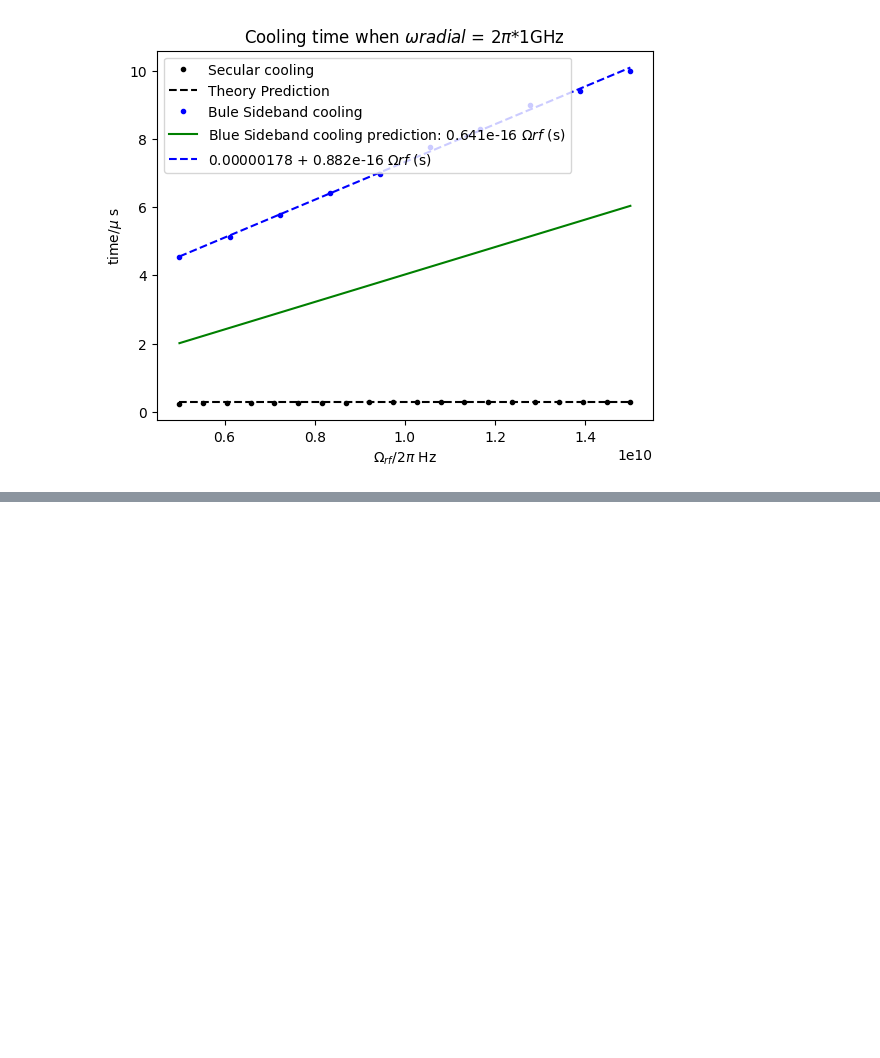
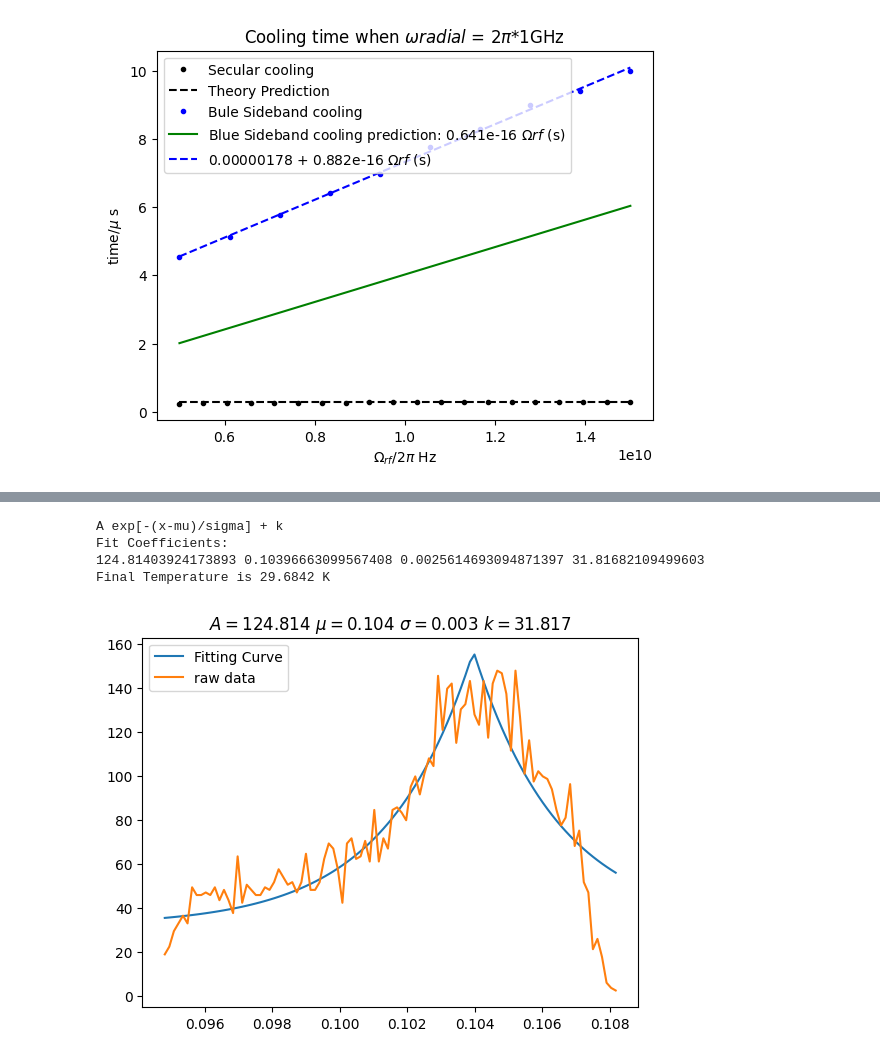
Before and after one commit to yuqian15/electron_micromotion_cooling, a Jupyter notebook: Result.ipynb, the cells around one changed output, grey strips where cells are left out. Saved outputs shown, nothing was run; the diff lists cells and outputs as text; code cells hidden in the pictures; blank space fills up the shorter version.

```diff
--- a/Result.ipynb
+++ b/Result.ipynb
@@ -463,0 +466,38 @@ plt.show()
+# %%
+import numpy as np
+import matplotlib.pylab as plt
+from scipy.optimize import leastsq
+q = 1.6e-19 # 1.6e-19 C
+xdata = np.load('Code/data/xdata_Histogram_for_Energy.npy')
+ydata = np.load('Code/data/ydata_Histogram_for_Energy.npy')
+
+Energy_fitfunc  = lambda p, x: p[0]*np.exp(- np.abs(x-p[1])/p[2])+p[3]
+Energy_errfunc  = lambda p, x, y: (y - Energy_fitfunc(p, x))
+plt.clf()
+
+init  = [1.0, 0.102, 5e-4, 0.5]
+
+out   = leastsq( Energy_errfunc, init, args=(xdata, ydata))
+c = out[0]
+
+print("A exp[-(x-mu)/sigma] + k ")
+
+print("Fit Coefficients:")
+print(c[0],c[1], abs(c[2]),c[3])
+
+kB = 1.380649e-23 # Boltzman constant, given by Wikipedia
+print('Final Temperature is {:.4f} K'.format(c[2] * q / kB))
+
+FinalTemperature = c[2] * q / kB
+plt.plot(xdata, Energy_fitfunc(c, xdata), label = 'Fitting Curve')
+plt.plot(xdata, ydata, label = 'raw data')
+plt.legend()
+
+plt.title(r'$A = %.3f\ \mu = %.3f\ \sigma = %.3f\ k = %.3f $' %(c[0], c[1], abs(c[2]),c[3]))
+plt.show()
+# %% [output]
+A exp[-(x-mu)/sigma] + k
+Fit Coefficients:
+124.81403924173893 0.10396663099567408 0.0025614693094871397 31.81682109499603
+Final Temperature is 29.6842 K
+[figure, added]
```
Also changed, not shown: parts of 6 cells of this notebook, 34 other files.
